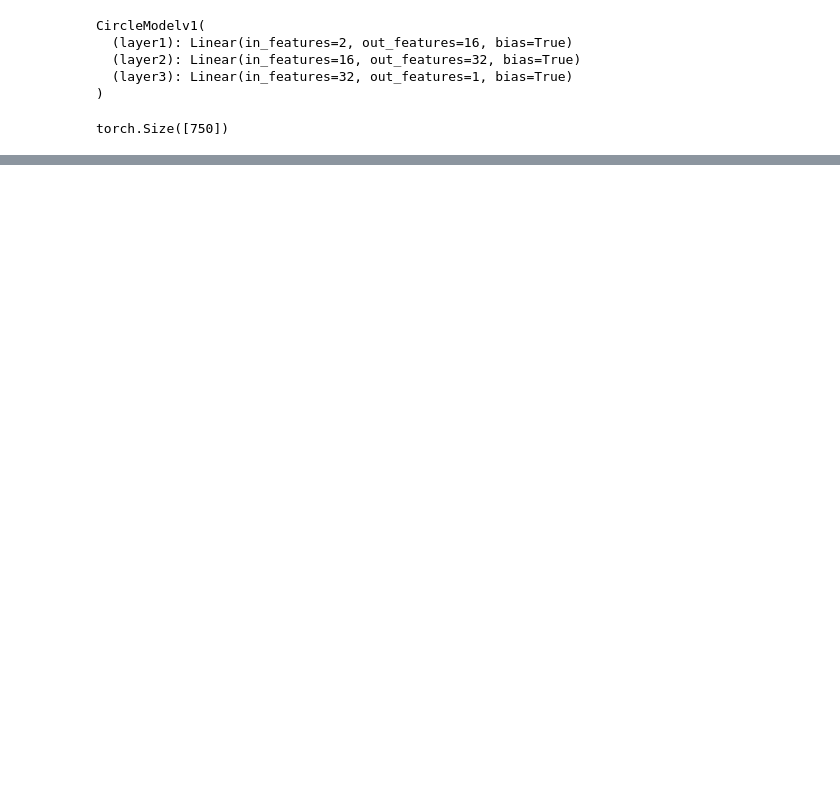
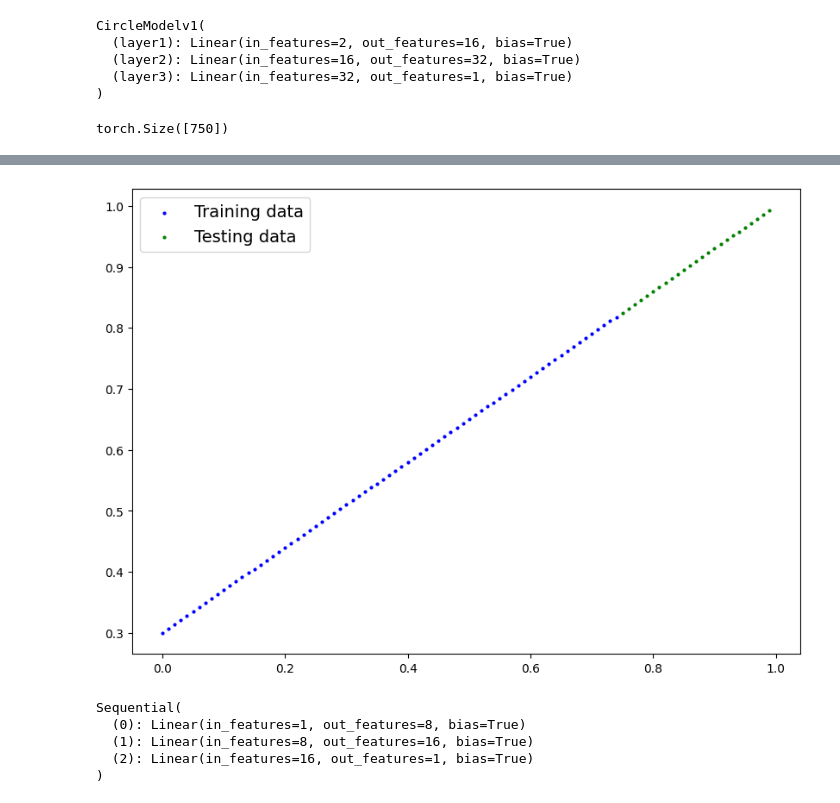
Before and after one commit to saivenkatreddy29/Pytorch-Learning, a Jupyter notebook: Pytorch_Classification.ipynb, the cells around one changed output, grey strips where cells are left out. Drawn from its saved outputs; the diff is of its cells as text; code cells hidden in the pictures; blank space fills up the shorter version.

```diff
--- a/Pytorch_Classification.ipynb
+++ b/Pytorch_Classification.ipynb
@@ -312,0 +341,2 @@ plot_decision_boundary(model1, X_test, y_test)
+# %%
+y_regression = w * X_regression + b
@@ -312,0 +358,23 @@ plot_decision_boundary(model1, X_test, y_test)
+# %%
+X_regression = X_regression.unsqueeze(dim = 1)
+# %%
+y_regression = y_regression.unsqueeze(dim = 1)
+# %%
+X_reg_train, X_reg_test, y_reg_train, y_reg_test = train_test_split(X_regression, y_regression, shuffle = False)
+# %%
+plot_predictions(X_reg_train, y_reg_train, X_reg_test, y_reg_test)
+# %% [output]
+[figure, added]
+# %%
+model2 = nn.Sequential(
+    nn.Linear(1,8),
+    nn.Linear(8,16),
+    nn.Linear(16,1)
+)
+model2
+# %% [output]
+Sequential(
+  (0): Linear(in_features=1, out_features=8, bias=True)
+  (1): Linear(in_features=8, out_features=16, bias=True)
+  (2): Linear(in_features=16, out_features=1, bias=True)
+)
```
Also changed, not shown: parts of 27 cells of this notebook.
